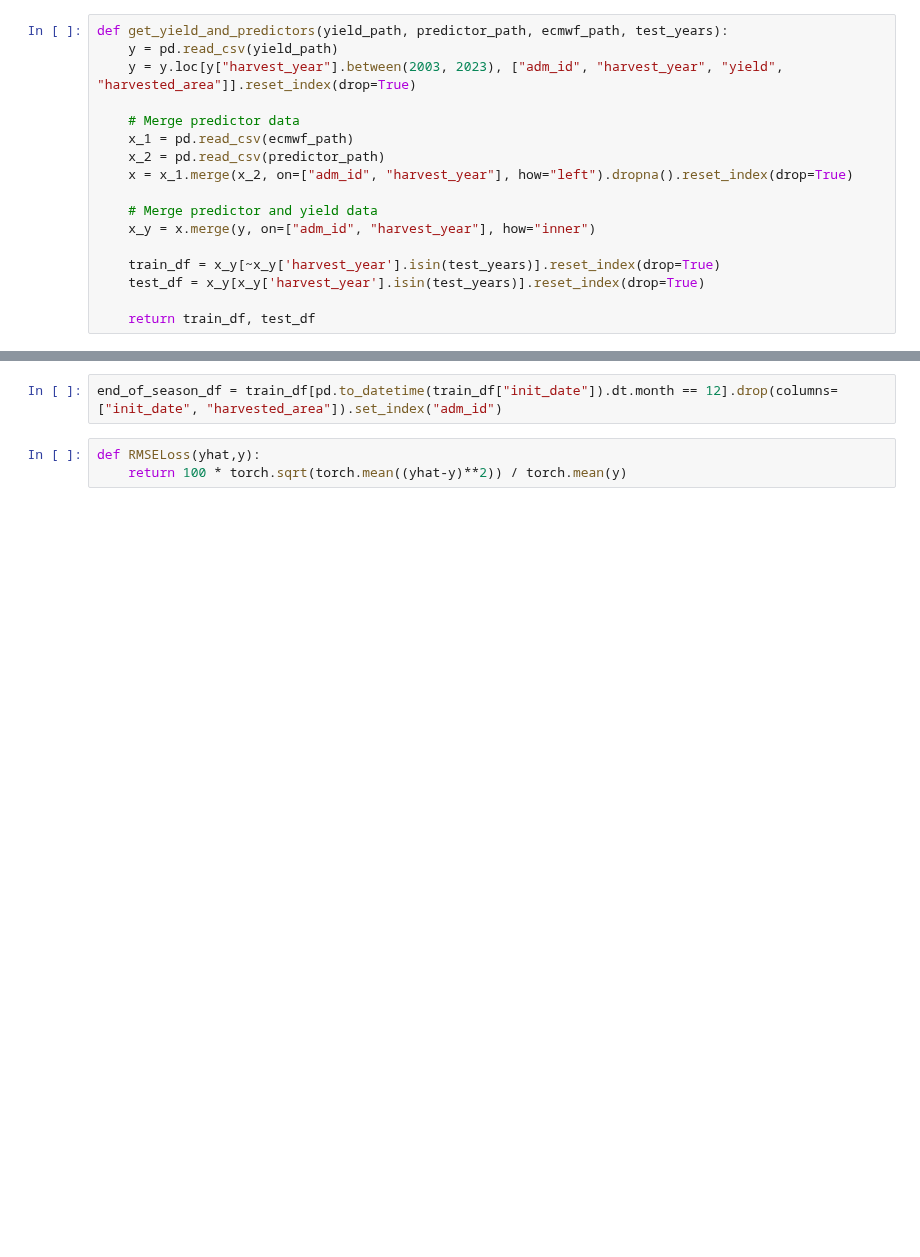
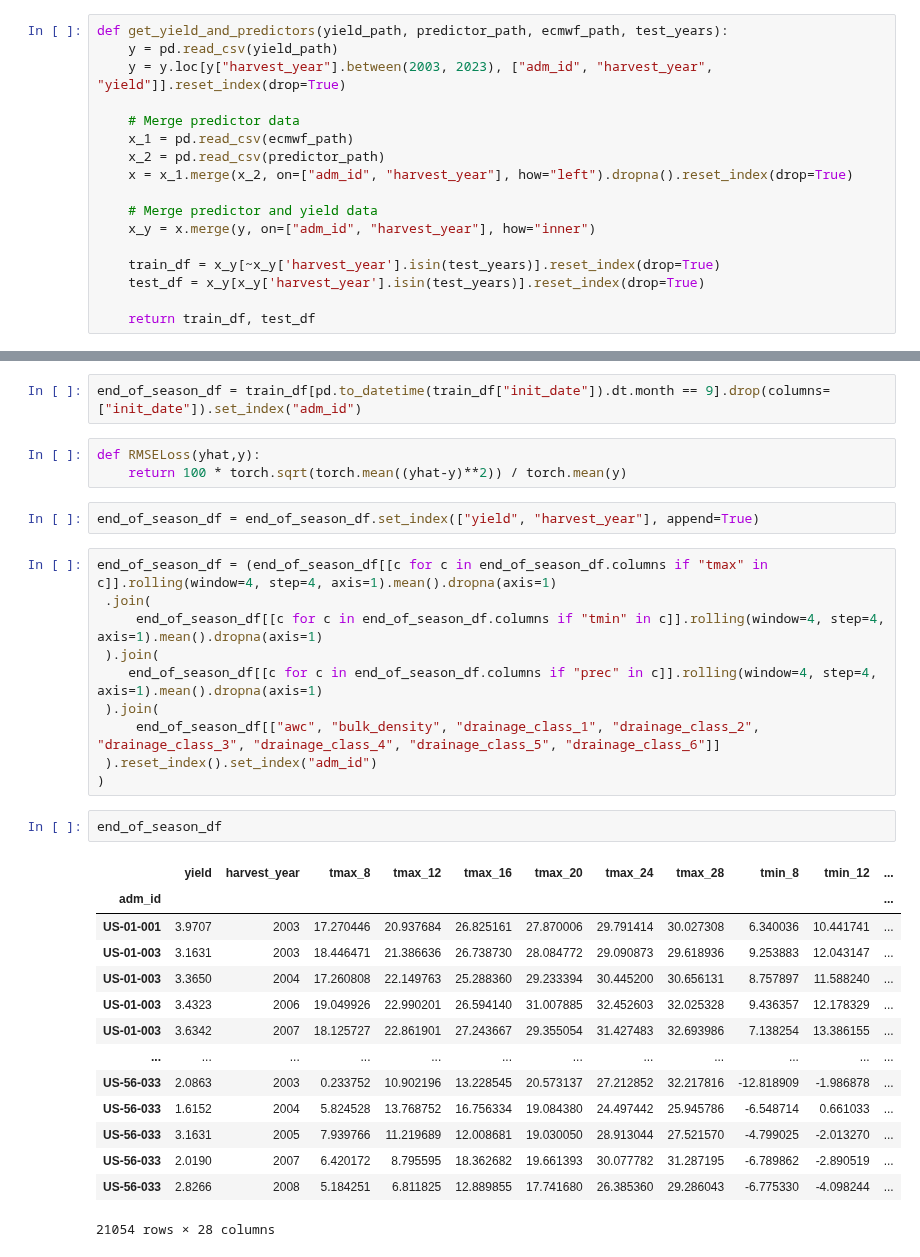
Before and after one commit to ellaampy/seasonal-yield-forecast, a Jupyter notebook: 01_wheat_brazil.ipynb, the cells around one changed output, grey strips where cells are left out. Cells and saved outputs as stored; diff of their text form; blank space fills up the shorter version.

```diff
--- a/01_wheat_brazil.ipynb
+++ b/01_wheat_brazil.ipynb
@@ -17,7 +18,7 @@ test_years = [2006, 2015, 2017]
 # %%
 def get_yield_and_predictors(yield_path, predictor_path, ecmwf_path, test_years):
     y = pd.read_csv(yield_path)
-    y = y.loc[y["harvest_year"].between(2003, 2023), ["adm_id", "harvest_year", "yield", "harvested_area"]].reset_index(drop=True)
+    y = y.loc[y["harvest_year"].between(2003, 2023), ["adm_id", "harvest_year", "yield"]].reset_index(drop=True)
 
     # Merge predictor data
     x_1 = pd.read_csv(ecmwf_path)
@@ -40,8 +41,37 @@ array([4., 5., 6., 2., 3.])
 # %%
-end_of_season_df = train_df[pd.to_datetime(train_df["init_date"]).dt.month == 12].drop(columns=["init_date", "harvested_area"]).set_index("adm_id")
+end_of_season_df = train_df[pd.to_datetime(train_df["init_date"]).dt.month == 9].drop(columns=["init_date"]).set_index("adm_id")
 # %%
 def RMSELoss(yhat,y):
     return 100 * torch.sqrt(torch.mean((yhat-y)**2)) / torch.mean(y)
+# %%
+end_of_season_df = end_of_season_df.set_index(["yield", "harvest_year"], append=True)
+# %%
+end_of_season_df = (end_of_season_df[[c for c in end_of_season_df.columns if "tmax" in c]].rolling(window=4, step=4, axis=1).mean().dropna(axis=1)
+ .join(
+     end_of_season_df[[c for c in end_of_season_df.columns if "tmin" in c]].rolling(window=4, step=4, axis=1).mean().dropna(axis=1)
+ ).join(
+    end_of_season_df[[c for c in end_of_season_df.columns if "prec" in c]].rolling(window=4, step=4, axis=1).mean().dropna(axis=1)
+ ).join(
+     end_of_season_df[["awc", "bulk_density", "drainage_class_1", "drainage_class_2", "drainage_class_3", "drainage_class_4", "drainage_class_5", "drainage_class_6"]]
+ ).reset_index().set_index("adm_id")
+)
+# %%
+end_of_season_df
+# %% [output]
+|  | yield | harvest_year | tmax_8 | tmax_12 | tmax_16 | tmax_20 | tmax_24 | tmax_28 | tmin_8 | tmin_12 | ... |
+| adm_id |  |  |  |  |  |  |  |  |  |  | ... |
+| US-01-001 | 3.9707 | 2003 | 17.270446 | 20.937684 | 26.825161 | 27.870006 | 29.791414 | 30.027308 | 6.340036 | 10.441741 | ... |
+| US-01-003 | 3.1631 | 2003 | 18.446471 | 21.386636 | 26.738730 | 28.084772 | 29.090873 | 29.618936 | 9.253883 | 12.043147 | ... |
+| US-01-003 | 3.3650 | 2004 | 17.260808 | 22.149763 | 25.288360 | 29.233394 | 30.445200 | 30.656131 | 8.757897 | 11.588240 | ... |
+| US-01-003 | 3.4323 | 2006 | 19.049926 | 22.990201 | 26.594140 | 31.007885 | 32.452603 | 32.025328 | 9.436357 | 12.178329 | ... |
+| US-01-003 | 3.6342 | 2007 | 18.125727 | 22.861901 | 27.243667 | 29.355054 | 31.427483 | 32.693986 | 7.138254 | 13.386155 | ... |
+| ... | ... | ... | ... | ... | ... | ... | ... | ... | ... | ... | ... |
+| US-56-033 | 2.0863 | 2003 | 0.233752 | 10.902196 | 13.228545 | 20.573137 | 27.212852 | 32.217816 | -12.818909 | -1.986878 | ... |
+| US-56-033 | 1.6152 | 2004 | 5.824528 | 13.768752 | 16.756334 | 19.084380 | 24.497442 | 25.945786 | -6.548714 | 0.661033 | ... |
+| US-56-033 | 3.1631 | 2005 | 7.939766 | 11.219689 | 12.008681 | 19.030050 | 28.913044 | 27.521570 | -4.799025 | -2.013270 | ... |
+| US-56-033 | 2.0190 | 2007 | 6.420172 | 8.795595 | 18.362682 | 19.661393 | 30.077782 | 31.287195 | -6.789862 | -2.890519 | ... |
+| US-56-033 | 2.8266 | 2008 | 5.184251 | 6.811825 | 12.889855 | 17.741680 | 26.385360 | 29.286043 | -6.775330 | -4.098244 | ... |
+21054 rows × 28 columns
 # %%
 unique_years = end_of_season_df['harvest_year'].unique()
 unique_years.sort()
```
Also changed, not shown: parts of 3 cells of this notebook, 2 other files.
